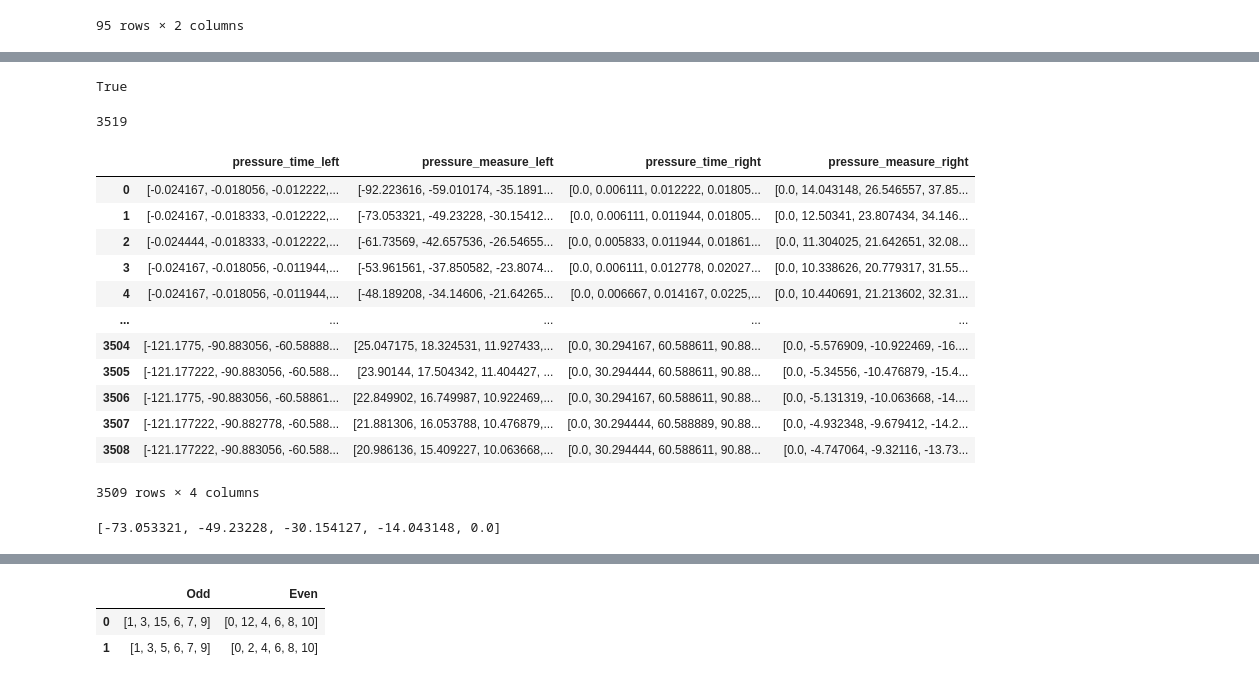
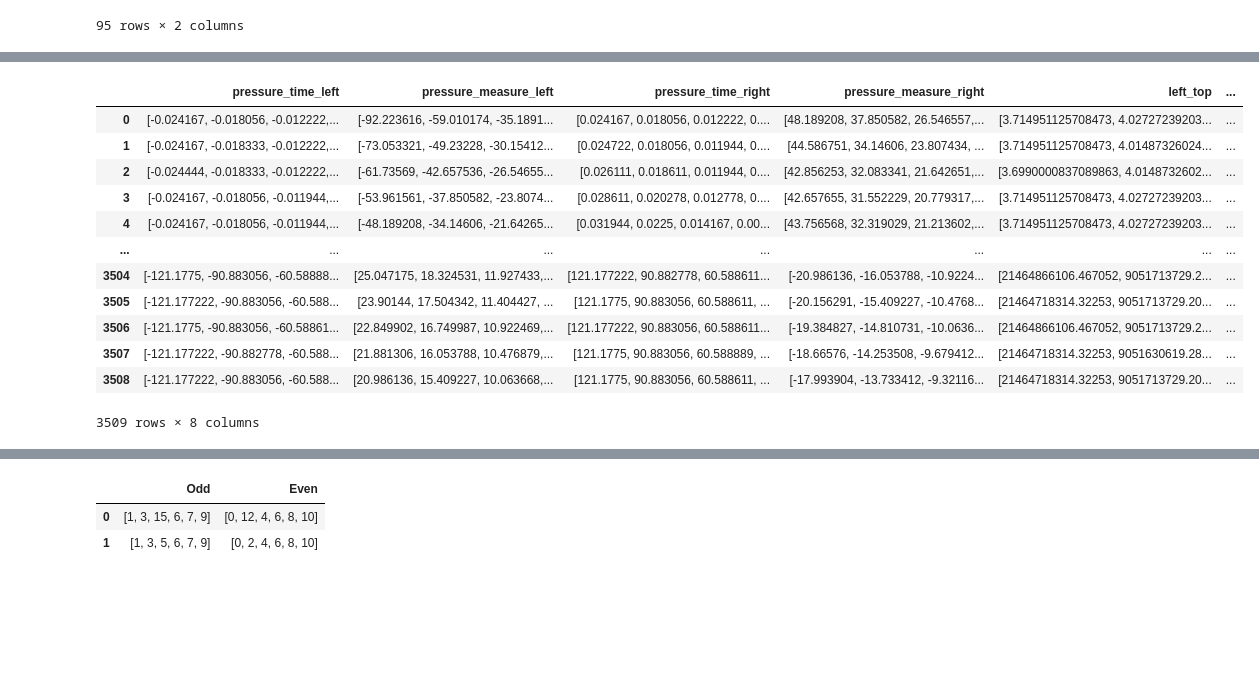
Before and after one commit to juneciel510/transient_identification, a Jupyter notebook: source_code/create_pattern.ipynb, the cells around one changed output, grey strips where cells are left out. Cells and saved outputs as stored; diff of their text form; code cells hidden in the pictures; blank space fills up the shorter version.

```diff
--- a/source_code/create_pattern.ipynb
+++ b/source_code/create_pattern.ipynb
@@ -347,11 +184,0 @@ RuntimeError: Optimal parameters not found: Number of calls to function has reac
-# %%
-number=10
-curve_points = np.empty((0, number), int)
-print(curve_points)
-type(parameters[0])
-a,b,c=parameters[0]
-x=np.linspace(start = 0, stop = 1, num = number)
-temp=test_func_3(x, a,b,c)
-print(temp,type(temp))
-curve_points=np.append(curve_points,np.array([test_func_3(x, a,b,c)]), axis=0)
-curve_points
@@ -406,9 +184,0 @@ array([-57.60859616, -48.87171021, -40.71940693, -33.15168631,
-# %%
-xdata=x
-test_func=test_func_3
-parameters.append(fit_curve(xdata,curve_max,test_func_3,3))
-# a,b,c=fit_curve(xdata,ydata,test_func_3,3)
-
-parameters.append(fit_curve(xdata,curve_min,test_func_3,3))
-# a,b,c=fit_curve(xdata,ydata,test_func_3,3)
-len(parameters)
@@ -418,10 +184,0 @@ len(parameters)
-# %%
-for i,p in enumerate(parameters):
-    a,b,c=p
-    y=test_func_3(x, a,b,c)
-    if i==len(parameters)-2:
-        plt.plot(x, y, 'r+', label='LJ fit',color="blue",linewidth=5)
-    if i==len(parameters)-1:
-        plt.plot(x, y, 'bo', label='LJ fit',color="green")
-    else:
-        plt.plot(x, y, '-', label='LJ fit',color="yellow",linewidth=1)
@@ -705,7 +431,7 @@ def test_func(x, a,b,c,d):
     y = a+c*np.exp(d*x)
     return y
 
-def fitting_func_wapper(x, p3):
+def polyval_func_wapper(x, p3):
     y = np.polyval(p3,x)
     return y
 
@@ -716,7 +442,7 @@ def fitting_func_wapper(x, p3):
 
 pressure_measure=list(pressure_df[colum_names["pressure"]["measure"]])
 pressure_time=list(pressure_df[colum_names["pressure"]["time"]])
-learn_pattern=LearnPattern(delta_pointNumber =5,fitting_func=fitting_func_wapper)
+learn_pattern=PatternRecognition(delta_pointNumber =5)
 learn_pattern.learn(pressure_measure,pressure_time,ground_truth_buildUp)
 learn_pattern.parameters_PatternField
 # %% [output]
@@ -786,28 +459,16 @@ findfont: Font family ['Arial Black'] not found. Falling back to DejaVu Sans.
-# %%
-all(np.array([1,2,3])<=np.array([2,2,4]))
-# %% [output]
-True
-# %%
-len(pressure_measure)
-# %% [output]
-3519
 # %%
-learn_pattern.curveData
+learn_pattern.data_forPredict
 # %% [output]
-|  | pressure_time_left | pressure_measure_left | pressure_time_right | pressure_measure_right |
-| 0 | [-0.024167, -0.018056, -0.012222,... | [-92.223616, -59.010174, -35.1891... | [0.0, 0.006111, 0.012222, 0.01805... | [0.0, 14.043148, 26.546557, 37.85... |
-| 1 | [-0.024167, -0.018333, -0.012222,... | [-73.053321, -49.23228, -30.15412... | [0.0, 0.006111, 0.011944, 0.01805... | [0.0, 12.50341, 23.807434, 34.146... |
-| 2 | [-0.024444, -0.018333, -0.012222,... | [-61.73569, -42.657536, -26.54655... | [0.0, 0.005833, 0.011944, 0.01861... | [0.0, 11.304025, 21.642651, 32.08... |
-| 3 | [-0.024167, -0.018056, -0.011944,... | [-53.961561, -37.850582, -23.8074... | [0.0, 0.006111, 0.012778, 0.02027... | [0.0, 10.338626, 20.779317, 31.55... |
-| 4 | [-0.024167, -0.018056, -0.011944,... | [-48.189208, -34.14606, -21.64265... | [0.0, 0.006667, 0.014167, 0.0225,... | [0.0, 10.440691, 21.213602, 32.31... |
-| ... | ... | ... | ... | ... |
-| 3504 | [-121.1775, -90.883056, -60.58888... | [25.047175, 18.324531, 11.927433,... | [0.0, 30.294167, 60.588611, 90.88... | [0.0, -5.576909, -10.922469, -16.... |
-| 3505 | [-121.177222, -90.883056, -60.588... | [23.90144, 17.504342, 11.404427, ... | [0.0, 30.294444, 60.588611, 90.88... | [0.0, -5.34556, -10.476879, -15.4... |
-| 3506 | [-121.1775, -90.883056, -60.58861... | [22.849902, 16.749987, 10.922469,... | [0.0, 30.294167, 60.588611, 90.88... | [0.0, -5.131319, -10.063668, -14.... |
-| 3507 | [-121.177222, -90.882778, -60.588... | [21.881306, 16.053788, 10.476879,... | [0.0, 30.294444, 60.588889, 90.88... | [0.0, -4.932348, -9.679412, -14.2... |
-| 3508 | [-121.177222, -90.883056, -60.588... | [20.986136, 15.409227, 10.063668,... | [0.0, 30.294444, 60.588611, 90.88... | [0.0, -4.747064, -9.32116, -13.73... |
+|  | pressure_time_left | pressure_measure_left | pressure_time_right | pressure_measure_right | left_top | ... |
+| 0 | [-0.024167, -0.018056, -0.012222,... | [-92.223616, -59.010174, -35.1891... | [0.024167, 0.018056, 0.012222, 0.... | [48.189208, 37.850582, 26.546557,... | [3.714951125708473, 4.02727239203... | ... |
+| 1 | [-0.024167, -0.018333, -0.012222,... | [-73.053321, -49.23228, -30.15412... | [0.024722, 0.018056, 0.011944, 0.... | [44.586751, 34.14606, 23.807434, ... | [3.714951125708473, 4.01487326024... | ... |
+| 2 | [-0.024444, -0.018333, -0.012222,... | [-61.73569, -42.657536, -26.54655... | [0.026111, 0.018611, 0.011944, 0.... | [42.856253, 32.083341, 21.642651,... | [3.6990000837089863, 4.0148732602... | ... |
+| 3 | [-0.024167, -0.018056, -0.011944,... | [-53.961561, -37.850582, -23.8074... | [0.028611, 0.020278, 0.012778, 0.... | [42.657655, 31.552229, 20.779317,... | [3.714951125708473, 4.02727239203... | ... |
+| 4 | [-0.024167, -0.018056, -0.011944,... | [-48.189208, -34.14606, -21.64265... | [0.031944, 0.0225, 0.014167, 0.00... | [43.756568, 32.319029, 21.213602,... | [3.714951125708473, 4.02727239203... | ... |
+| ... | ... | ... | ... | ... | ... | ... |
+| 3504 | [-121.1775, -90.883056, -60.58888... | [25.047175, 18.324531, 11.927433,... | [121.177222, 90.882778, 60.588611... | [-20.986136, -16.053788, -10.9224... | [21464866106.467052, 9051713729.2... | ... |
+| 3505 | [-121.177222, -90.883056, -60.588... | [23.90144, 17.504342, 11.404427, ... | [121.1775, 90.883056, 60.588611, ... | [-20.156291, -15.409227, -10.4768... | [21464718314.32253, 9051713729.20... | ... |
+| 3506 | [-121.1775, -90.883056, -60.58861... | [22.849902, 16.749987, 10.922469,... | [121.177222, 90.883056, 60.588611... | [-19.384827, -14.810731, -10.0636... | [21464866106.467052, 9051713729.2... | ... |
+| 3507 | [-121.177222, -90.882778, -60.588... | [21.881306, 16.053788, 10.476879,... | [121.1775, 90.883056, 60.588889, ... | [-18.66576, -14.253508, -9.679412... | [21464718314.32253, 9051630619.28... | ... |
+| 3508 | [-121.177222, -90.883056, -60.588... | [20.986136, 15.409227, 10.063668,... | [121.1775, 90.883056, 60.588611, ... | [-17.993904, -13.733412, -9.32116... | [21464718314.32253, 9051713729.20... | ... |
-3509 rows × 4 columns
+3509 rows × 8 columns
-# %%
-learn_pattern.curveData.iloc[1]["pressure_measure_left"]
-# %% [output]
-[-73.053321, -49.23228, -30.154127, -14.043148, 0.0]
```
Also changed, not shown: parts of 28 cells of this notebook, 2 other files.
